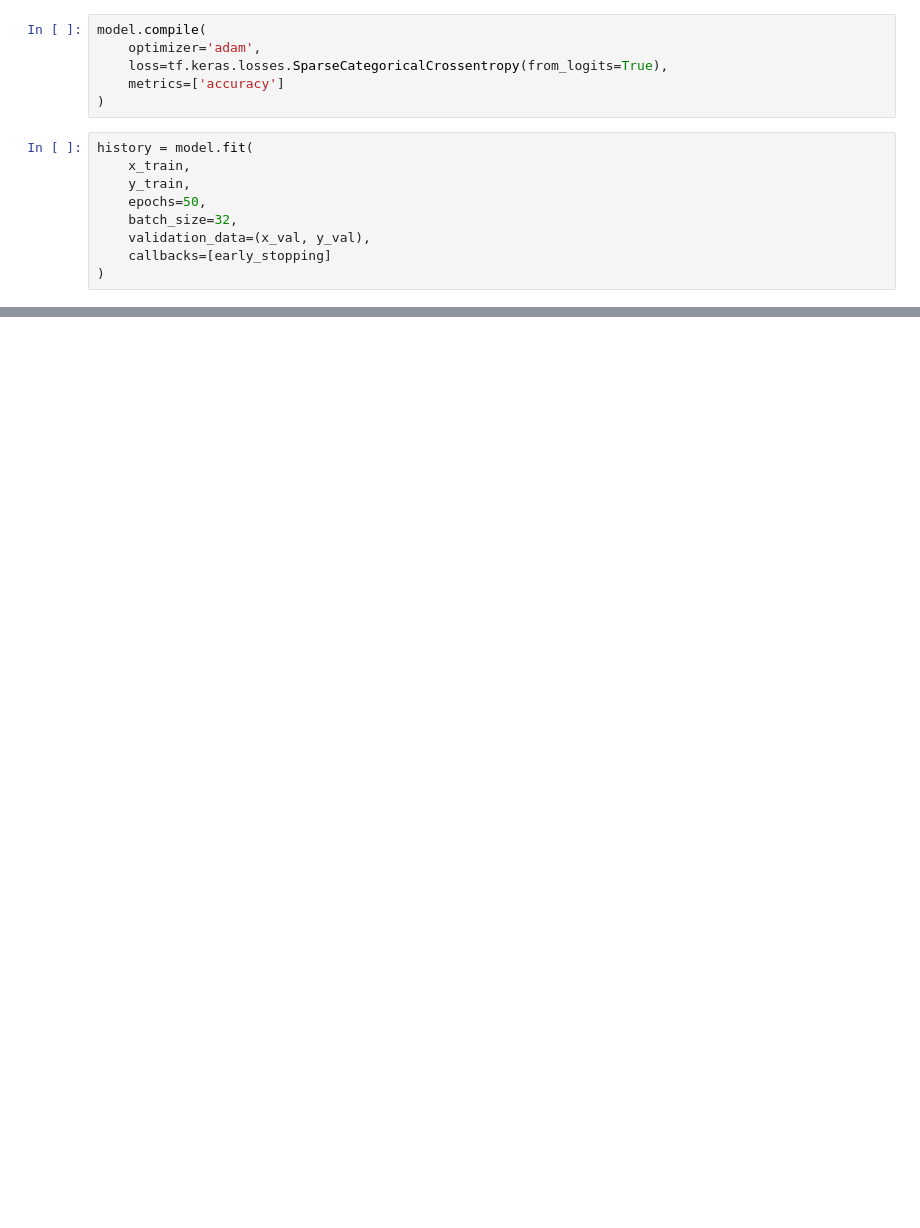
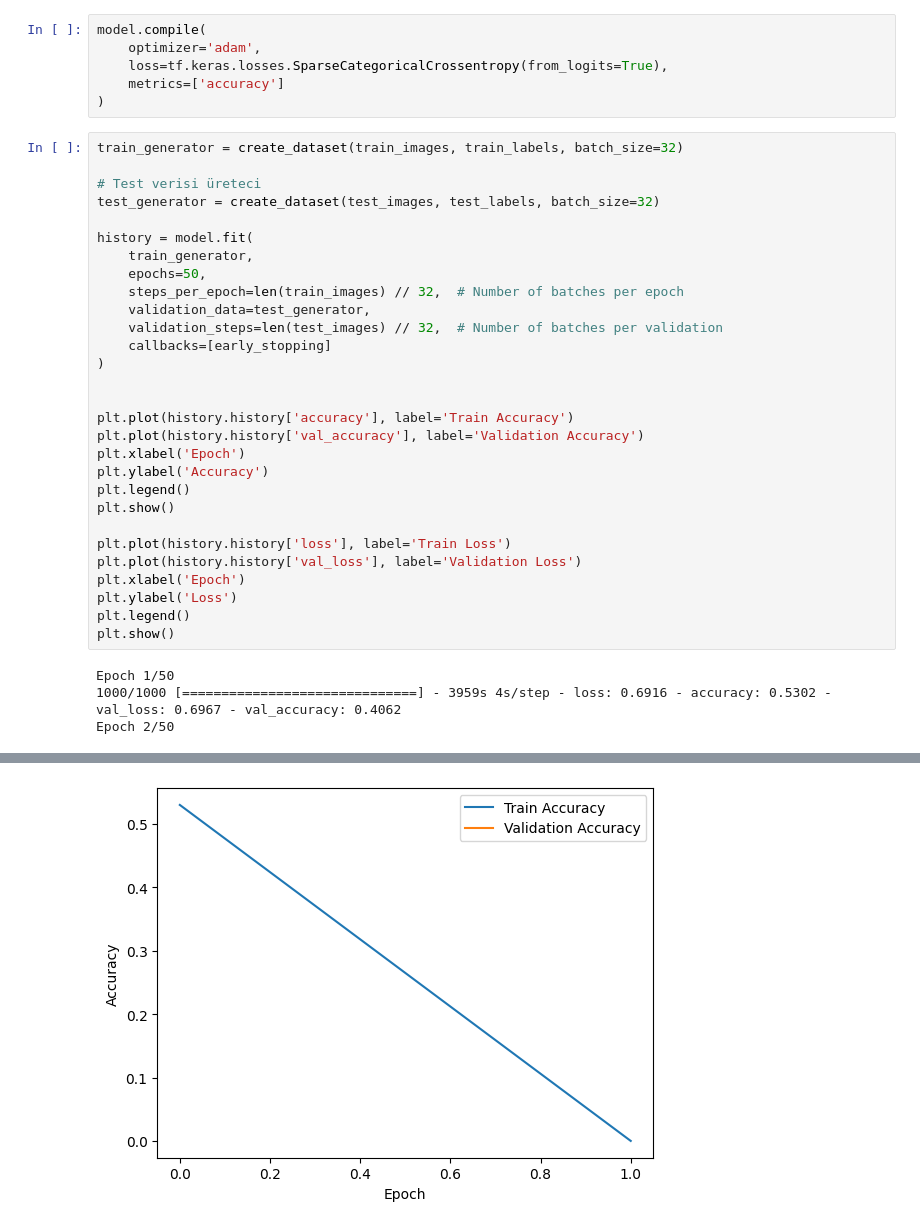
Before and after one commit to alyilmaz99/surface_crack_cnn_detect, a Jupyter notebook: surface_crack_cnn_detect.ipynb, the cells around one changed output, grey strips where cells are left out. Cells and saved outputs as stored; diff of their text form; blank space fills up the shorter version.

```diff
--- a/surface_crack_cnn_detect.ipynb
+++ b/surface_crack_cnn_detect.ipynb
@@ -92,12 +119,36 @@ model.compile(
     loss=tf.keras.losses.SparseCategoricalCrossentropy(from_logits=True),
     metrics=['accuracy']
 )
-# %%
-history = model.fit(
-    x_train,
-    y_train,
-    epochs=50,
-    batch_size=32,
-    validation_data=(x_val, y_val),
-    callbacks=[early_stopping]
-)
+# %%
+train_generator = create_dataset(train_images, train_labels, batch_size=32)
+
+# Test verisi üreteci
+test_generator = create_dataset(test_images, test_labels, batch_size=32)
+
+history = model.fit(
+    train_generator,
+    epochs=50,
+    steps_per_epoch=len(train_images) // 32,  # Number of batches per epoch
+    validation_data=test_generator,
+    validation_steps=len(test_images) // 32,  # Number of batches per validation
+    callbacks=[early_stopping]
+)
+
+
+plt.plot(history.history['accuracy'], label='Train Accuracy')
+plt.plot(history.history['val_accuracy'], label='Validation Accuracy')
+plt.xlabel('Epoch')
+plt.ylabel('Accuracy')
+plt.legend()
+plt.show()
+
+plt.plot(history.history['loss'], label='Train Loss')
+plt.plot(history.history['val_loss'], label='Validation Loss')
+plt.xlabel('Epoch')
+plt.ylabel('Loss')
+plt.legend()
+plt.show()
+# %% [output]
+Epoch 1/50
+1000/1000 [==============================] - 3959s 4s/step - loss: 0.6916 - accuracy: 0.5302 - val_loss: 0.6967 - val_accuracy: 0.4062
+Epoch 2/50
@@ -103,0 +159 @@ history = model.fit(
+[figure, added]
```
Also changed, not shown: parts of 14 cells of this notebook.
